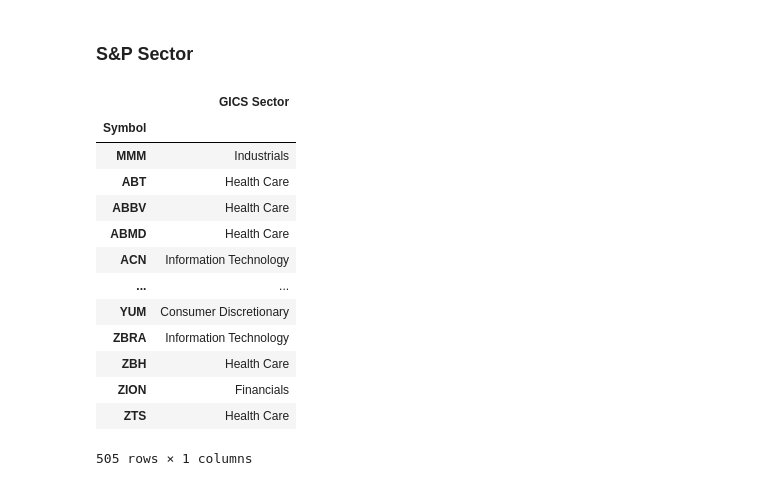
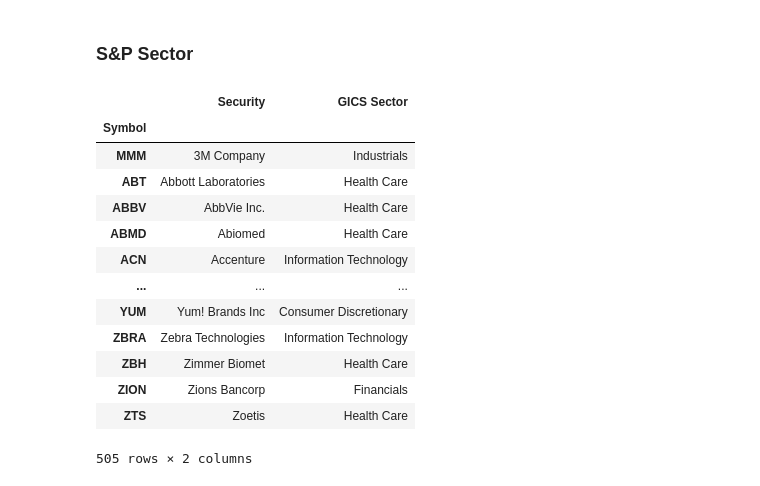
Before and after one commit to stAItuned/financial-sentiment-analysis, a Jupyter notebook: notebooks/yahoo_finance.ipynb, the cells around one changed output. Saved outputs shown, nothing was run; the diff lists cells and outputs as text; code cells hidden in the pictures.

```diff
--- a/notebooks/yahoo_finance.ipynb
+++ b/notebooks/yahoo_finance.ipynb
@@ -73,6 +73,25 @@ import yfinance as yf
 
 import plotly.graph_objects as go
 # %%
-# url = 'https://en.wikipedia.org/wiki/List_of_S%26P_500_companies'
-# html = pd.read_html(url, header = 0)
-# df = html[0]
+url = 'https://en.wikipedia.org/wiki/List_of_S%26P_500_companies'
+html = pd.read_html(url, header = 0)
+df = html[0]
+
+df = df[['Symbol','Security','GICS Sector']]
+df = df.set_index('Symbol')
+df
+# %% [output]
+|  | Security | GICS Sector |
+| Symbol |  |  |
+| MMM | 3M Company | Industrials |
+| ABT | Abbott Laboratories | Health Care |
+| ABBV | AbbVie Inc. | Health Care |
+| ABMD | Abiomed | Health Care |
+| ACN | Accenture | Information Technology |
+| ... | ... | ... |
+| YUM | Yum! Brands Inc | Consumer Discretionary |
+| ZBRA | Zebra Technologies | Information Technology |
+| ZBH | Zimmer Biomet | Health Care |
+| ZION | Zions Bancorp | Financials |
+| ZTS | Zoetis | Health Care |
+505 rows × 2 columns
@@ -81,17 +101,0 @@ df = pd.read_csv('../resources/dictionaries/S&P-Sectors.csv').set_index('Symbol'
-# %%
-df
-# %% [output]
-|  | GICS Sector |
-| Symbol |  |
-| MMM | Industrials |
-| ABT | Health Care |
-| ABBV | Health Care |
-| ABMD | Health Care |
-| ACN | Information Technology |
-| ... | ... |
-| YUM | Consumer Discretionary |
-| ZBRA | Information Technology |
-| ZBH | Health Care |
-| ZION | Financials |
-| ZTS | Health Care |
-505 rows × 1 columns
```
Also changed, not shown: parts of 7 cells of this notebook.
